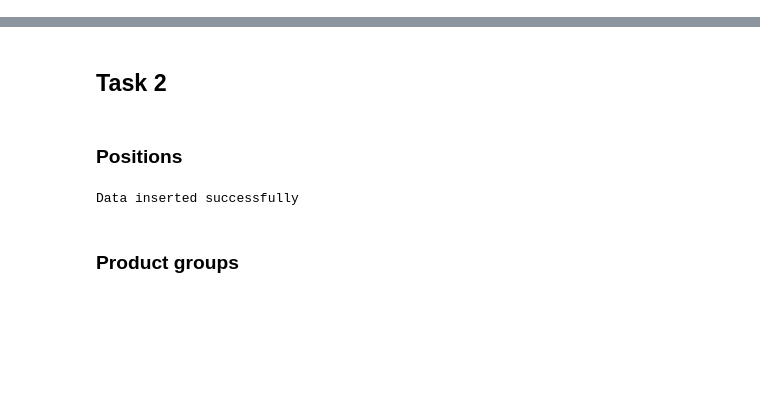
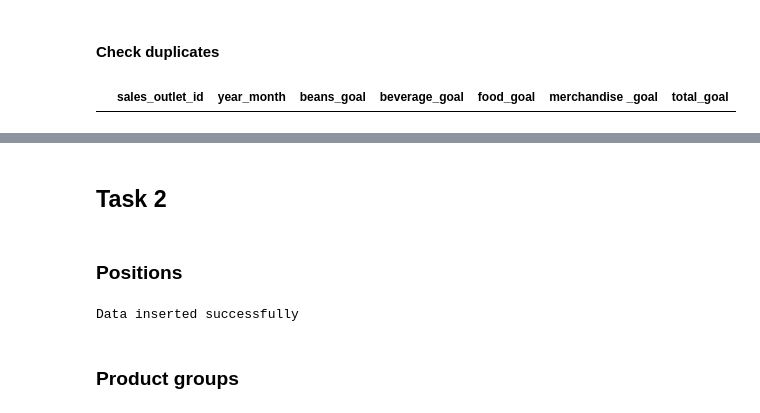
Before and after one commit to nindakhoirunnisa/nindakhoirunnisa.github.io, a Jupyter notebook: coffee_shops/input_data.ipynb, the cells around one changed output, grey strips where cells are left out. Saved outputs shown, nothing was run; the diff lists cells and outputs as text; code cells hidden in the pictures; blank space fills up the shorter version.

```diff
--- a/coffee_shops/input_data.ipynb
+++ b/coffee_shops/input_data.ipynb
@@ -3,0 +92,3 @@ import pandas as pd
+# %%
+sts = pd.read_csv("sales targets.csv")
+sts.info()
@@ -3,0 +110,9 @@ import pandas as pd
+# %% [markdown]
+#### Check duplicates
+# %%
+duplicates = sts.duplicated(subset=['sales_outlet_id', 'year_month'], keep=False)
+
+duplicate_rows = sts[duplicates]
+duplicate_rows
+# %% [output]
+|  | sales_outlet_id | year_month | beans_goal | beverage_goal | food_goal | merchandise _goal | total_goal |
```
Also changed, not shown: parts of 85 cells of this notebook, 1 other file.
